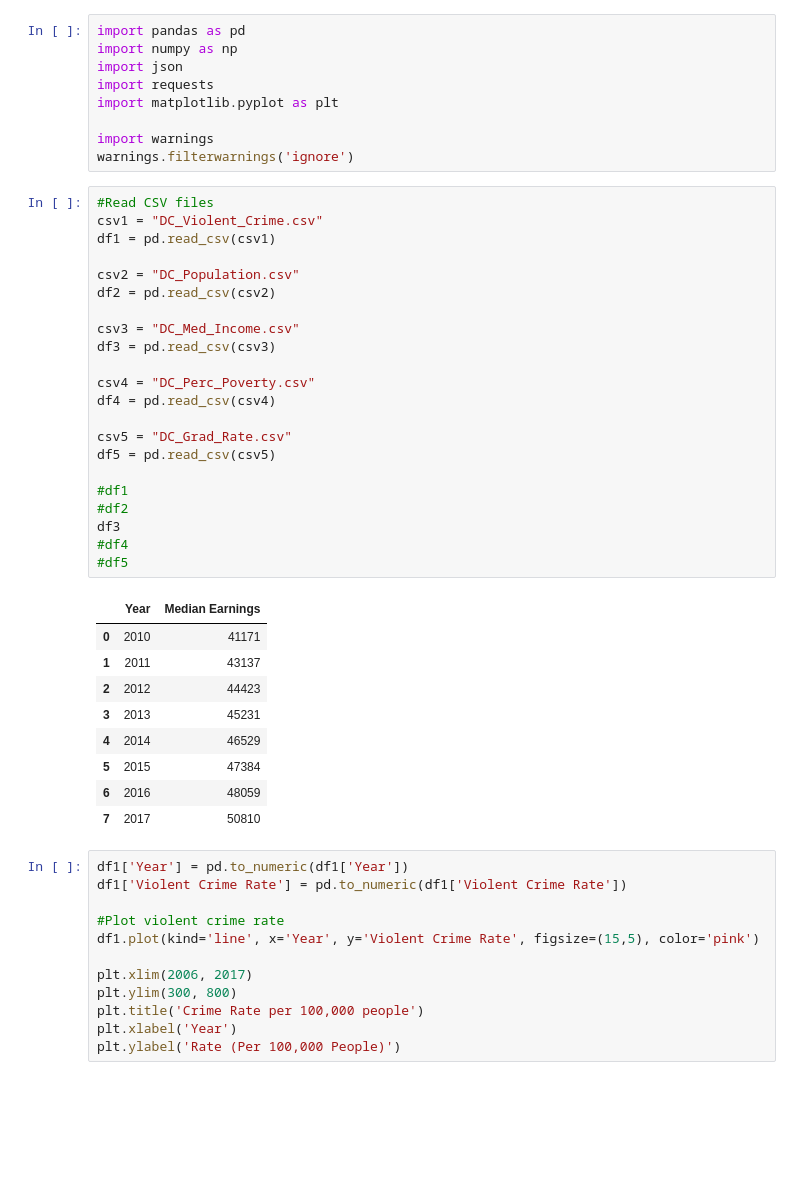
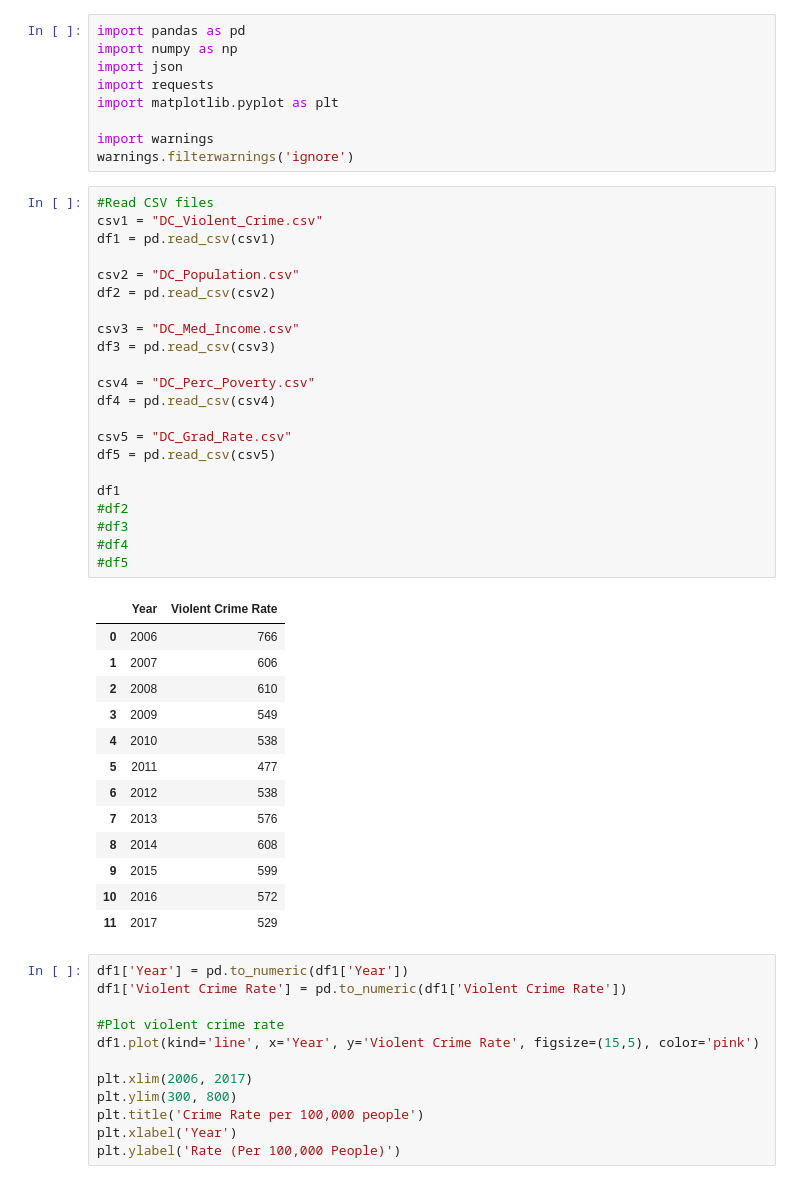
Before and after one commit to MikeAnderson89/National-Crime-Rate-Correlations, a Jupyter notebook: DC_Crime/DC_Crime_Data.ipynb, the cells around one changed output. Saved outputs shown, nothing was run; the diff lists cells and outputs as text; blank space fills up the shorter version.

```diff
--- a/DC_Crime/DC_Crime_Data.ipynb
+++ b/DC_Crime/DC_Crime_Data.ipynb
@@ -10,35 +10,39 @@ warnings.filterwarnings('ignore')
 # %%
 #Read CSV files
 csv1 = "DC_Violent_Crime.csv"
 df1 = pd.read_csv(csv1)
 
 csv2 = "DC_Population.csv"
 df2 = pd.read_csv(csv2)
 
 csv3 = "DC_Med_Income.csv"
 df3 = pd.read_csv(csv3)
 
 csv4 = "DC_Perc_Poverty.csv"
 df4 = pd.read_csv(csv4)
 
 csv5 = "DC_Grad_Rate.csv"
 df5 = pd.read_csv(csv5)
 
-#df1
+df1
 #df2
-df3
+#df3
 #df4
 #df5
 # %% [output]
-|  | Year | Median Earnings |
-| 0 | 2010 | 41171 |
-| 1 | 2011 | 43137 |
-| 2 | 2012 | 44423 |
-| 3 | 2013 | 45231 |
-| 4 | 2014 | 46529 |
-| 5 | 2015 | 47384 |
-| 6 | 2016 | 48059 |
-| 7 | 2017 | 50810 |
+|  | Year | Violent Crime Rate |
+| 0 | 2006 | 766 |
+| 1 | 2007 | 606 |
+| 2 | 2008 | 610 |
+| 3 | 2009 | 549 |
+| 4 | 2010 | 538 |
+| 5 | 2011 | 477 |
+| 6 | 2012 | 538 |
+| 7 | 2013 | 576 |
+| 8 | 2014 | 608 |
+| 9 | 2015 | 599 |
+| 10 | 2016 | 572 |
+| 11 | 2017 | 529 |
 # %%
 df1['Year'] = pd.to_numeric(df1['Year'])
 df1['Violent Crime Rate'] = pd.to_numeric(df1['Violent Crime Rate'])
```
Also changed, not shown: 3 other files.
